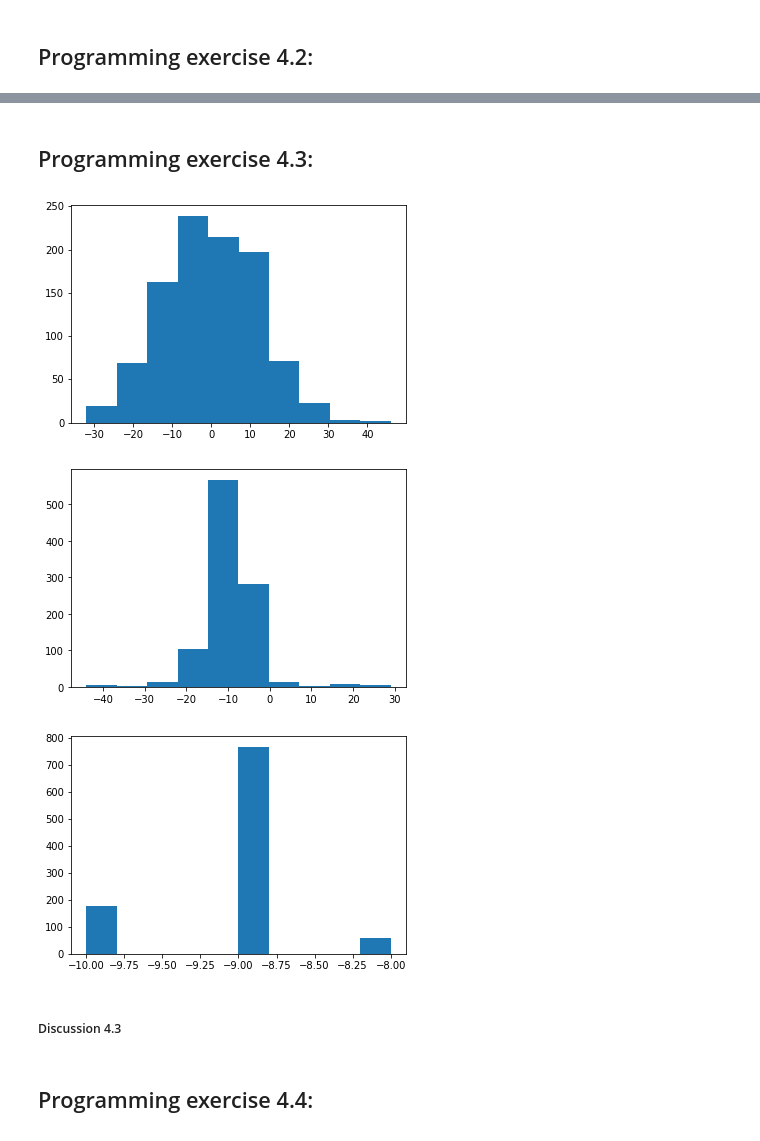
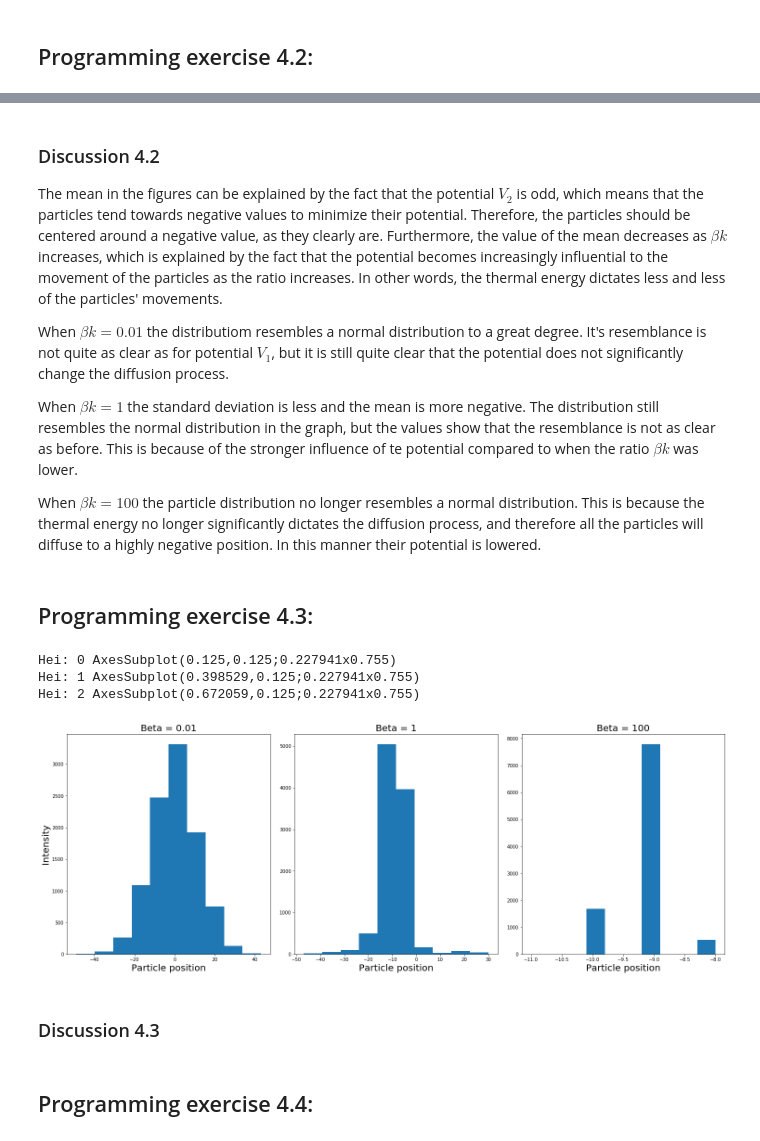
Before and after one commit to alexaoh/TMA4320, a Jupyter notebook: Project1/Vitber_prosjekt1(7).ipynb, the cells around one changed output, grey strips where cells are left out. Saved outputs shown, nothing was run; the diff lists cells and outputs as text; code cells hidden in the pictures.

```diff
--- a/Project1/Vitber_prosjekt1(7).ipynb
+++ b/Project1/Vitber_prosjekt1(7).ipynb
@@ -210,25 +247,38 @@ mean: -200.0, std: 0.0
+# %% [markdown]
+### Discussion 4.2
+
+The mean in the figures can be explained by the fact that the potential $V_2$ is odd, which means that the particles tend towards negative values to minimize their potential. Therefore, the particles should be centered around a negative value, as they clearly are. Furthermore, the value of the mean decreases as $\beta k$ increases, which is explained by the fact that the potential becomes increasingly influential to the movement of the particles as the ratio increases. In other words, the thermal energy dictates less and less of the particles' movements.
+
+When $\beta k = 0.01$ the distributiom resembles a normal distribution to a great degree. It's resemblance is not quite as clear as for potential $V_1$, but it is still quite clear that the potential does not significantly change the diffusion process.
+
+When $\beta k = 1$ the standard deviation is less and the mean is more negative. The distribution still resembles the normal distribution in the graph, but the values show that the resemblance is not as clear as before. This is because of the stronger influence of te potential compared to when the ratio $\beta k$ was lower.
+
+When $\beta k = 100$ the particle distribution no longer resembles a normal distribution. This is because the thermal energy no longer significantly dictates the diffusion process, and therefore all the particles will diffuse to a highly negative position. In this manner their potential is lowered.
 # %% [markdown]
 ## Programming exercise 4.3:
 # %%
 @jit(nopython=True)
 def V_3(x):
     return ((x/20)+np.sin(x/5))
 
-plot_hist(get_result(V_3,beta_k[0]))
-plot_hist(get_result(V_3,beta_k[1]))
-plot_hist(get_result(V_3,beta_k[2]))
+result1 = get_result(V_3,beta_k[0])
+result2 = get_result(V_3,beta_k[1])
+result3 = get_result(V_3,beta_k[2])
+plot_hist(result1, result2, result3)
+
 #Ved betaAndK = 0.01 er energien for stor og kommer seg opp av "gropene" i potensialet
 #Ved betaAndK = 1 faller nesten alle partiklene i første gropen i potensialfunksjonen, da fordi den termiske energien ikke er stor nok til å komme ut.
 ##Såpass konsentrert at det danner ish en normalfordeling inni gropen. Er ikke veldig konsentrert i dette tilfelle
 #betaAndK = 100; Får ish 3 datapunkter der nesten alle partiklene er nøyaktig på bunnpunktet og de resterende er 1 eller 2 steglengder unna
 
 #Må kjøre 200 steps for beta:k = 0.01 og så 200 steps for beta_k = 100.
 # %% [output]
+Hei: 0 AxesSubplot(0.125,0.125;0.227941x0.755)
+Hei: 1 AxesSubplot(0.398529,0.125;0.227941x0.755)
+Hei: 2 AxesSubplot(0.672059,0.125;0.227941x0.755)
-[figure, old version]
+[figure, new version]
-[figure, removed]
-[figure, removed]
 # %% [markdown]
-##### Discussion 4.3
+### Discussion 4.3
 # %% [markdown]
 ## Programming exercise 4.4:
 # %%
```
Also changed, not shown: parts of 17 cells of this notebook.
